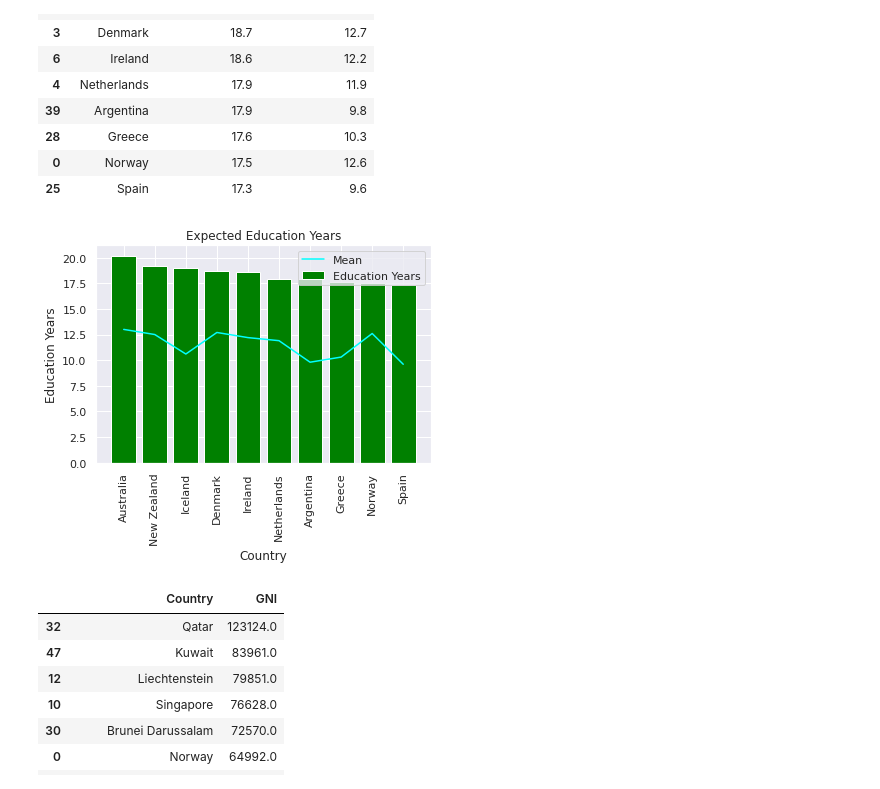
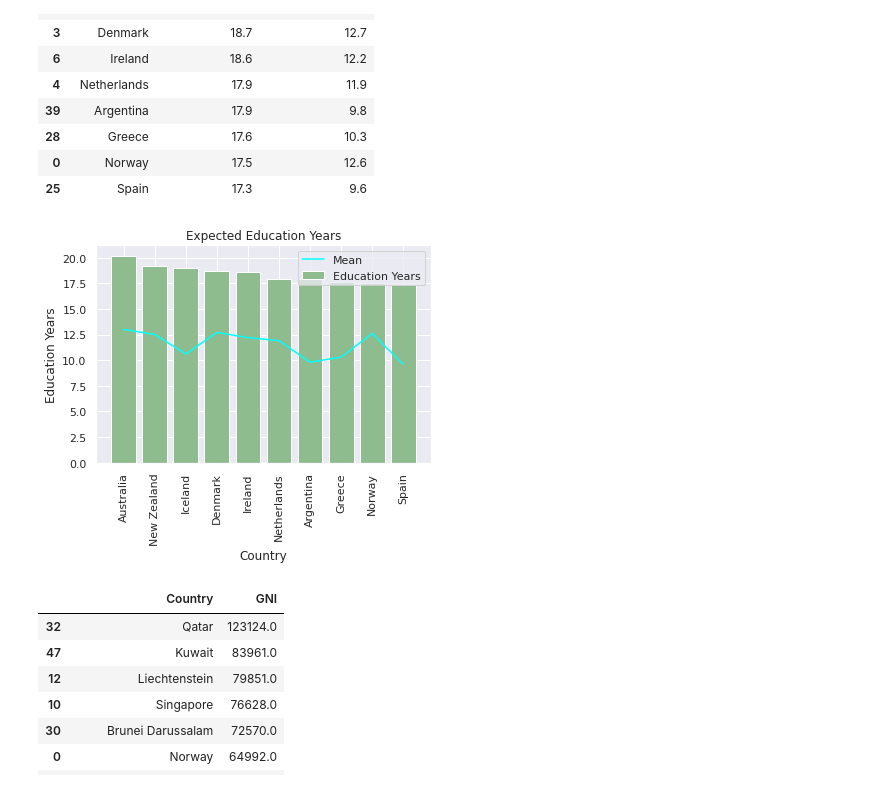
Before and after one commit to TiffanyHizon/-58022---CpE-AIDA-Lab, a Jupyter notebook: CS4 Dataset Exploration/58021_CS4_Dataset_Exploration_Buh_AI.ipynb, the cells around one changed output. Cells and saved outputs as stored; diff of their text form; code cells hidden in the pictures.

```diff
--- a/CS4 Dataset Exploration/58021_CS4_Dataset_Exploration_Buh_AI.ipynb
+++ b/CS4 Dataset Exploration/58021_CS4_Dataset_Exploration_Buh_AI.ipynb
@@ -1158,14 +1181,16 @@ sortedExpEduc
 | 25 | Spain | 17.3 | 9.6 |
 # %%
 plt.title('Expected Education Years')
-plt.bar(sortedExpEduc['Country'], sortedExpEduc['Exp Educ Years'], color='green', label='Education Years')
+# fig = plt.figure(figsize=(9,5))
+
+plt.bar(sortedExpEduc['Country'], sortedExpEduc['Exp Educ Years'], color='darkseagreen', label='Education Years')
 sns.lineplot(sortedExpEduc['Country'], sortedExpEduc['Mean Educ Years'], color='cyan', label='Mean')
 plt.xticks(rotation=90)
 plt.ylabel('Education Years')
 
-plt.savefig('ExpEducYears.png', dpi=300)
+plt.savefig('ExpEducYears.png', dpi=300, bbox_inches='tight')
 # %% [output]
-[figure, old version]
+[figure, new version]
 # %%
 sortedGNICap = humanDev_DF.sort_values(by=['GNI'], ascending=False).head(10)
 sortedGNICap = sortedGNICap[['Country', 'GNI']]
```
Also changed, not shown: parts of 37 cells of this notebook.
